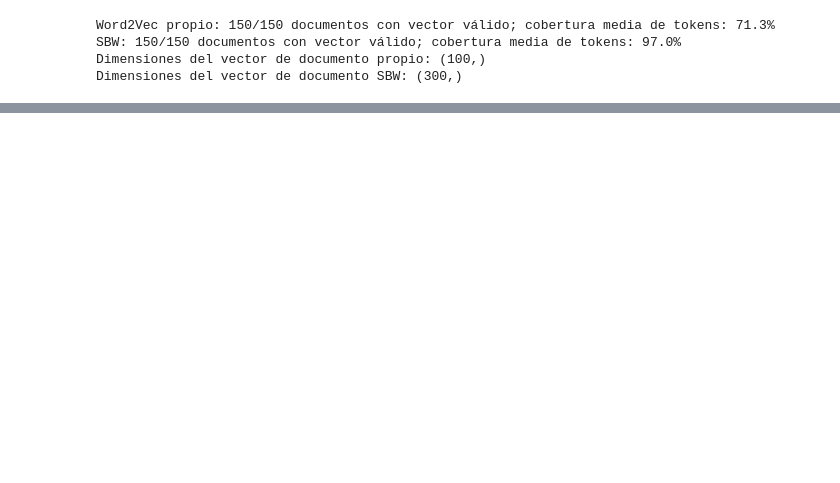
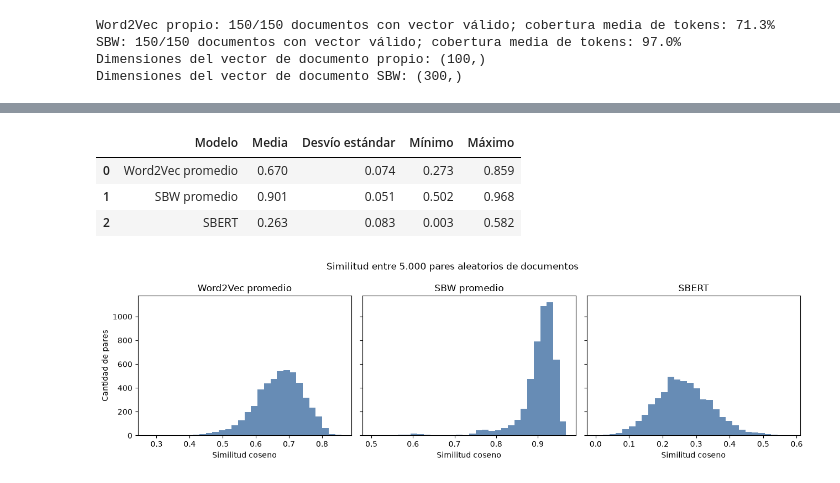
Before and after one commit to manuelibarbia/NLP_Ayala_Cerana_Colombo_Ibarbia, a Jupyter notebook: notebooks/TP2_ayala_cerana_colombo_ibarbia.ipynb, the cells around one changed output, grey strips where cells are left out. Cells and saved outputs as stored; diff of their text form; code cells hidden in the pictures; blank space fills up the shorter version.

```diff
--- a/notebooks/TP2_ayala_cerana_colombo_ibarbia.ipynb
+++ b/notebooks/TP2_ayala_cerana_colombo_ibarbia.ipynb
@@ -357,5 +321,7 @@ Forma de la matriz de embeddings SBERT: (150, 512)
 # %%
-df['cobertura_tokens_sbert'] = np.minimum(limite_tokens_sbert / df['n_tokens_sbert'], 1.0)
-print(f'Cobertura media de tokens en SBERT: {df["cobertura_tokens_sbert"].mean():.1%}')
-print(f'Cobertura mediana: {df["cobertura_tokens_sbert"].median():.1%}')
+df['cobertura_tokens_sbert'] = np.minimum(
+    limite_tokens_sbert / df['n_tokens_sbert'], 1.0
+)
+print(f'Cobertura media aproximada: {df["cobertura_tokens_sbert"].mean():.1%}')
+print(f'Cobertura mediana aproximada: {df["cobertura_tokens_sbert"].median():.1%}')
 # %% [output]
@@ -441,0 +394,50 @@ Consulta: relatos sobre la superación del dolor y la pérdida
+# %%
+import matplotlib.pyplot as plt
+from itertools import combinations
+
+nombres_modelos_doc = ['Word2Vec promedio', 'SBW promedio', 'SBERT']
+indices_comunes = [
+    i for i in range(len(df))
+    if vectores_doc_propio[i] is not None and vectores_doc_sbw[i] is not None
+]
+matrices_doc = {
+    'Word2Vec promedio': np.stack([vectores_doc_propio[i] for i in indices_comunes]),
+    'SBW promedio': np.stack([vectores_doc_sbw[i] for i in indices_comunes]),
+    'SBERT': embeddings_sbert[indices_comunes],
+}
+pares_todos = np.asarray(list(combinations(range(len(indices_comunes)), 2)), dtype=int)
+rng_pares = np.random.default_rng(42)
+seleccion = rng_pares.choice(len(pares_todos), size=min(5000, len(pares_todos)), replace=False)
+pares = pares_todos[seleccion]
+
+similitudes_pares = {}
+resumen_pares = []
+for nombre, matriz in matrices_doc.items():
+    valores = np.sum(matriz[pares[:, 0]] * matriz[pares[:, 1]], axis=1)
+    similitudes_pares[nombre] = valores
+    resumen_pares.append({
+        'Modelo': nombre,
+        'Media': float(np.mean(valores)),
+        'Desvío estándar': float(np.std(valores)),
+        'Mínimo': float(np.min(valores)),
+        'Máximo': float(np.max(valores)),
+    })
+
+tabla_similitudes = pd.DataFrame(resumen_pares)
+display(tabla_similitudes.round(3))
+
+fig, ejes = plt.subplots(1, 3, figsize=(13, 3.8), sharey=True)
+for eje, (nombre, valores) in zip(ejes, similitudes_pares.items()):
+    eje.hist(valores, bins=30, color='#4c78a8', alpha=0.85)
+    eje.set_title(nombre)
+    eje.set_xlabel('Similitud coseno')
+ejes[0].set_ylabel('Cantidad de pares')
+fig.suptitle('Similitud entre 5.000 pares aleatorios de documentos')
+fig.tight_layout()
+plt.show()
+# %% [output]
+|  | Modelo | Media | Desvío estándar | Mínimo | Máximo |
+| 0 | Word2Vec promedio | 0.670 | 0.074 | 0.273 | 0.859 |
+| 1 | SBW promedio | 0.901 | 0.051 | 0.502 | 0.968 |
+| 2 | SBERT | 0.263 | 0.083 | 0.003 | 0.582 |
+[figure, added]
```
Also changed, not shown: parts of 42 cells of this notebook.
